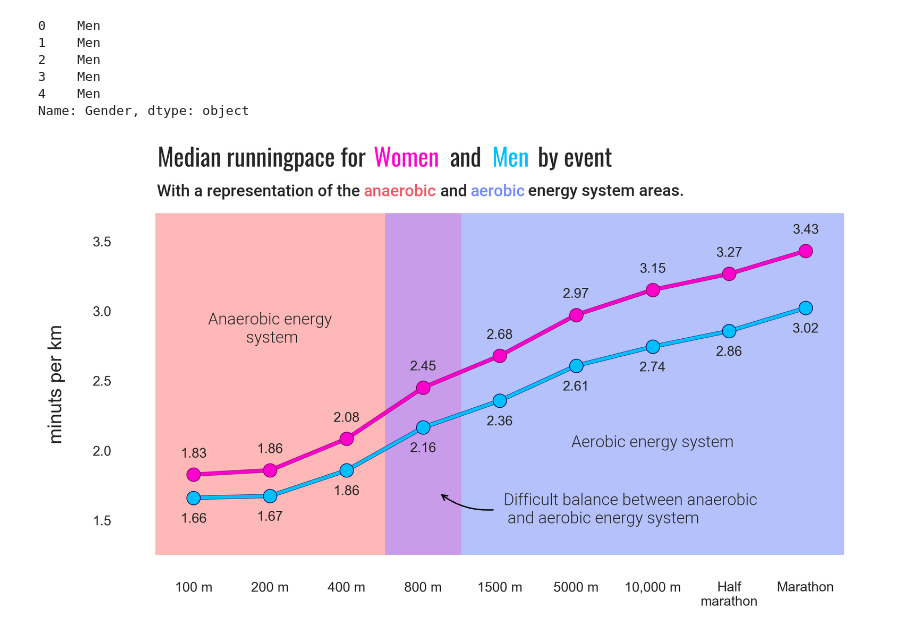
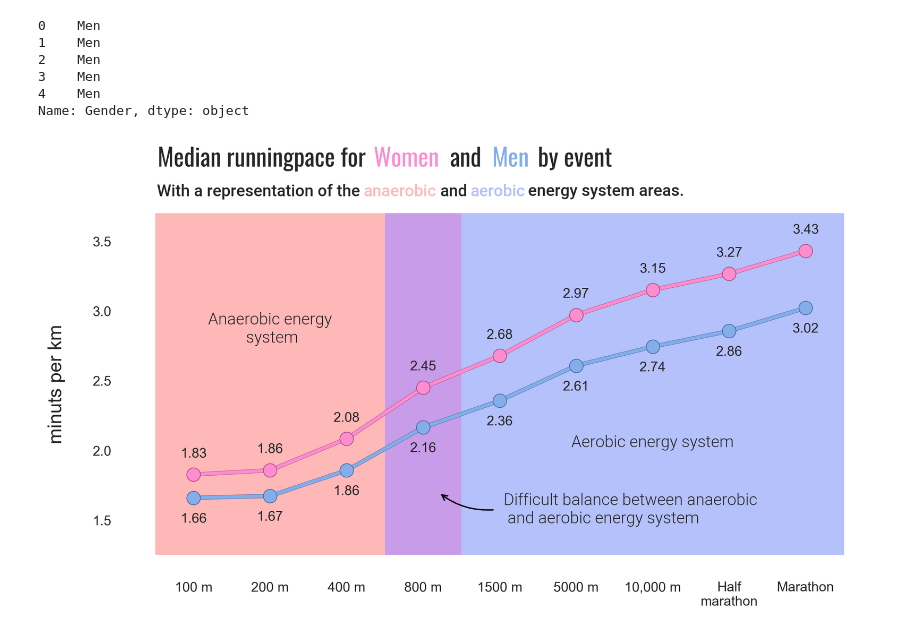
Before and after one commit to Uiblar/DataViz-HSLU, a Jupyter notebook: Python/pace_by_event.ipynb, the cells around one changed output. Cells and saved outputs as stored; diff of their text form; code cells hidden in the pictures.

Commit message:
Changed colors for women and men

```diff
--- a/Python/pace_by_event.ipynb
+++ b/Python/pace_by_event.ipynb
@@ -83,6 +83,12 @@ annotations_font = mpl.font_manager.FontProperties(
     size=12,
     weight="normal",
 )
+
+# -------------------------- Colors ----------------------
+color_woman = '#fc8dce'
+color_woman_edge = '#a6477f'
+color_men = '#83aeeb'
+color_men_edge = '#476794'
 # %%
 f, ax = plt.subplots(figsize=(10, 5), dpi=300)
 
@@ -103,9 +109,9 @@ txt_pos_men = txt_pos_middle + 0.55
 txt_pos_end = txt_pos_men + 0.6
 txt_pos_vert = 4
 ax.text(txt_pos_start, txt_pos_vert, title_start, ha='right', va='bottom', fontproperties=title_font)
-ax.text(txt_pos_women, txt_pos_vert, title_colored_women, ha='left', va='bottom', color='#ff00cc', fontproperties=title_font)
+ax.text(txt_pos_women, txt_pos_vert, title_colored_women, ha='left', va='bottom', color=color_woman, fontproperties=title_font)
 ax.text(txt_pos_middle, txt_pos_vert, title_middle, ha='left', va='bottom', fontproperties=title_font)
-ax.text(txt_pos_men, txt_pos_vert, title_colored_men, ha='left', va='bottom', color='#00bfff', fontproperties=title_font)
+ax.text(txt_pos_men, txt_pos_vert, title_colored_men, ha='left', va='bottom', color=color_men, fontproperties=title_font)
 ax.text(txt_pos_end, txt_pos_vert, title_end, ha='left', va='bottom', fontproperties=title_font)
 
 # Subtitle
@@ -123,9 +129,9 @@ txt2_pos_aerobic = txt2_pos_middle + 0.4
 txt2_pos_end = txt2_pos_aerobic + 0.75
 txt2_pos_vert = 3.8
 ax.text(txt2_pos_start, txt2_pos_vert, subtitle_start, ha='left', va='bottom', fontproperties=subtitle_font)
-ax.text(txt2_pos_anaerobic, txt2_pos_vert, subtitle_colored_anaerobic, ha='left', va='bottom', color='#f25a66', fontproperties=subtitle_font)
+ax.text(txt2_pos_anaerobic, txt2_pos_vert, subtitle_colored_anaerobic, ha='left', va='bottom', color='#ffb9b9', fontproperties=subtitle_font)
 ax.text(txt2_pos_middle, txt2_pos_vert, subtitle_middle, ha='left', va='bottom', fontproperties=subtitle_font)
-ax.text(txt2_pos_aerobic, txt2_pos_vert, subtitle_colored_aerobic, ha='left', va='bottom', color='#738cfa', fontproperties=subtitle_font)
+ax.text(txt2_pos_aerobic, txt2_pos_vert, subtitle_colored_aerobic, ha='left', va='bottom', color='#b4c0fb', fontproperties=subtitle_font)
 ax.text(txt2_pos_end, txt2_pos_vert, subtitle_end, ha='left', va='bottom', fontproperties=subtitle_font)
 
 # --------------------------------------------Men-------------------------------------------
@@ -141,11 +147,11 @@ median_pace_by_event = median_pace_by_event.sort_values('Event')
 new_x_coords = [i for i in range(len(sorted_events_by_distance))]
 
 # Add the scatterplot
-sns.scatterplot(data=median_pace_by_event, x=new_x_coords, y=median_pace_by_event['Pace_min_km'], s=100, color='#00bfff', edgecolors='#05005c', zorder=99, linewidth=0.5)
+sns.scatterplot(data=median_pace_by_event, x=new_x_coords, y=median_pace_by_event['Pace_min_km'], s=100, color=color_men, edgecolors=color_men_edge, zorder=99, linewidth=0.5)
 
 # Add the trend line for the median pace of each event
-sns.lineplot(x=new_x_coords, y='Pace_min_km', data=median_pace_by_event, marker="", ax=ax, color= '#00bfff', linewidth=2.5, zorder=51)
-sns.lineplot(x=new_x_coords, y='Pace_min_km', data=median_pace_by_event, marker="", ax=ax, color= '#05005c', linewidth=3, zorder=50)
+sns.lineplot(x=new_x_coords, y='Pace_min_km', data=median_pace_by_event, marker="", ax=ax, color=color_men, linewidth=2.5, zorder=51)
+sns.lineplot(x=new_x_coords, y='Pace_min_km', data=median_pace_by_event, marker="", ax=ax, color=color_men_edge, linewidth=3, zorder=50)
 
 # Calculate the x and y values for the median pace annotations
 pace_list = []
@@ -174,11 +180,11 @@ median_pace_by_event = median_pace_by_event.sort_values('Event')
 new_x_coords = [i for i in range(len(sorted_events_by_distance))]
 
 # Add the scatterplot
-sns.scatterplot(data=median_pace_by_event, x=new_x_coords, y=median_pace_by_event['Pace_min_km'], s=100, color='#ff00cc', edgecolors='#6e0058', zorder=99,  linewidth=0.5)
+sns.scatterplot(data=median_pace_by_event, x=new_x_coords, y=median_pace_by_event['Pace_min_km'], s=100, color=color_woman, edgecolors=color_woman_edge, zorder=99,  linewidth=0.5)
 
 # Add the trend line for the median pace of each event
-sns.lineplot(x=new_x_coords, y='Pace_min_km', data=median_pace_by_event, marker="", ax=ax, color='#6e0058', linewidth=3, zorder=50)
-sns.lineplot(x=new_x_coords, y='Pace_min_km', data=median_pace_by_event, marker="", ax=ax, color='#ff00cc', linewidth=2.5, zorder=51)
+sns.lineplot(x=new_x_coords, y='Pace_min_km', data=median_pace_by_event, marker="", ax=ax, color=color_woman_edge, linewidth=3, zorder=50)
+sns.lineplot(x=new_x_coords, y='Pace_min_km', data=median_pace_by_event, marker="", ax=ax, color=color_woman, linewidth=2.5, zorder=51)
 
 # Set and modify the bottom (x-axis) ticks and tick-labels
 ax.set_xticks(range(0, 9, 1), labels=common_xticks)
@@ -197,7 +203,6 @@ for i in range(len(pace_list)):
 
 # Add a invisible scatter for extending the plot
 ax.scatter(x=1, y=1.25, color='orange', marker='+', s=100, alpha=0)
-# ax.scatter(x=1, y=4, color='orange', marker='+', s=100, alpha=0)
 
 # Modifies gridlines
 ax.xaxis.grid(True, linestyle='-', linewidth=50, color='lightgrey', alpha=0.0, zorder=1)  # Enable x-axis grid lines
@@ -241,31 +246,31 @@ pointy = 2
 text1 = ax.text(pointx, pointy, "Aerobic energy system".format(pointx, pointy),
                 ha='center',
                 va='bottom',
                 fontproperties=annotations_font)
 
 # Add annotation3 with arrow "anaerobic and aerobic"
 pointx = 3.2
 pointy = 1.7
 
 annox = pointx + 0.75
 annoy = pointy - 0.125
 
 anno1 = ax.annotate(xy=(pointx, pointy), text="",
                    xytext=(annox,annoy),
                    arrowprops=dict(arrowstyle="->", connectionstyle="arc3,rad=-0.2", ec='black'),
                    zorder=99)
 
 annotext = ax.text(x=annox + 0.1, y=annoy,
                    s="Difficult balance between anaerobic \n"
                      " and aerobic energy system",
                    va="center",
                    fontproperties=annotations_font)
 
 # Adjust the bottom margin
 f.subplots_adjust()
 
 sns.despine(left=True, top=True, right=True, bottom=True)
 
 plt.show()
 # %% [output]
-[figure, old version]
+[figure, new version]
```
